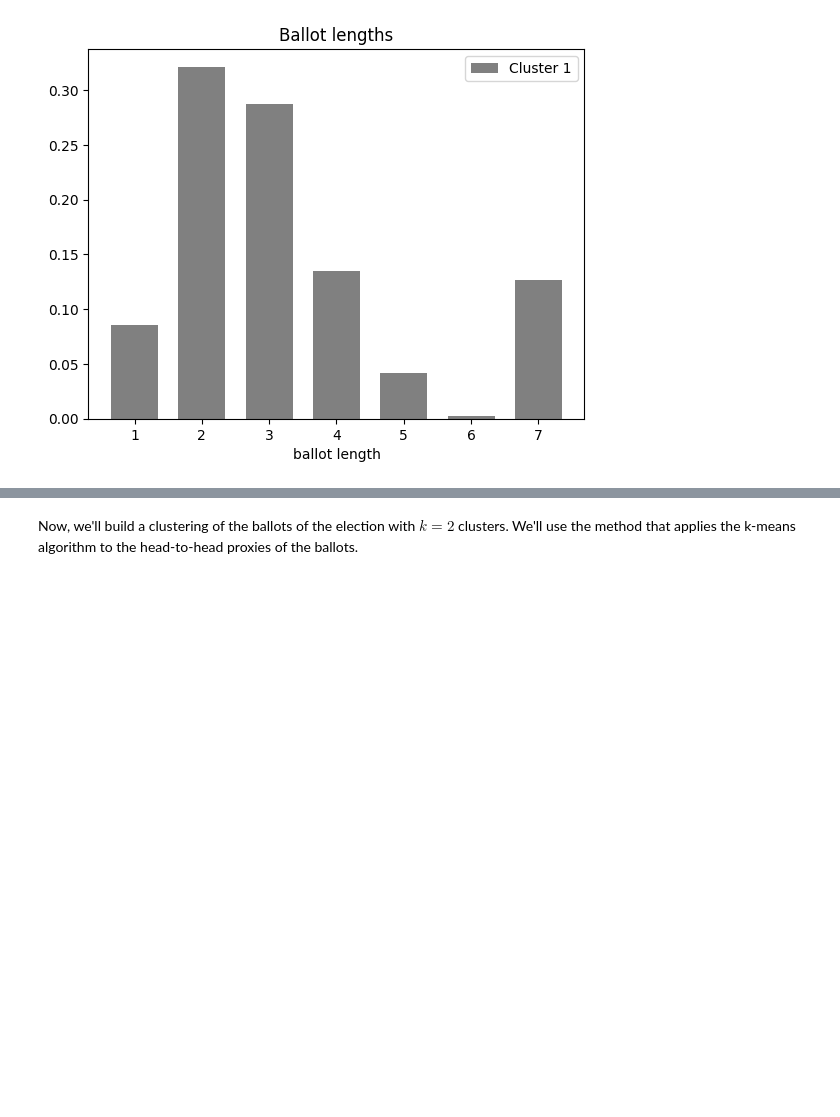
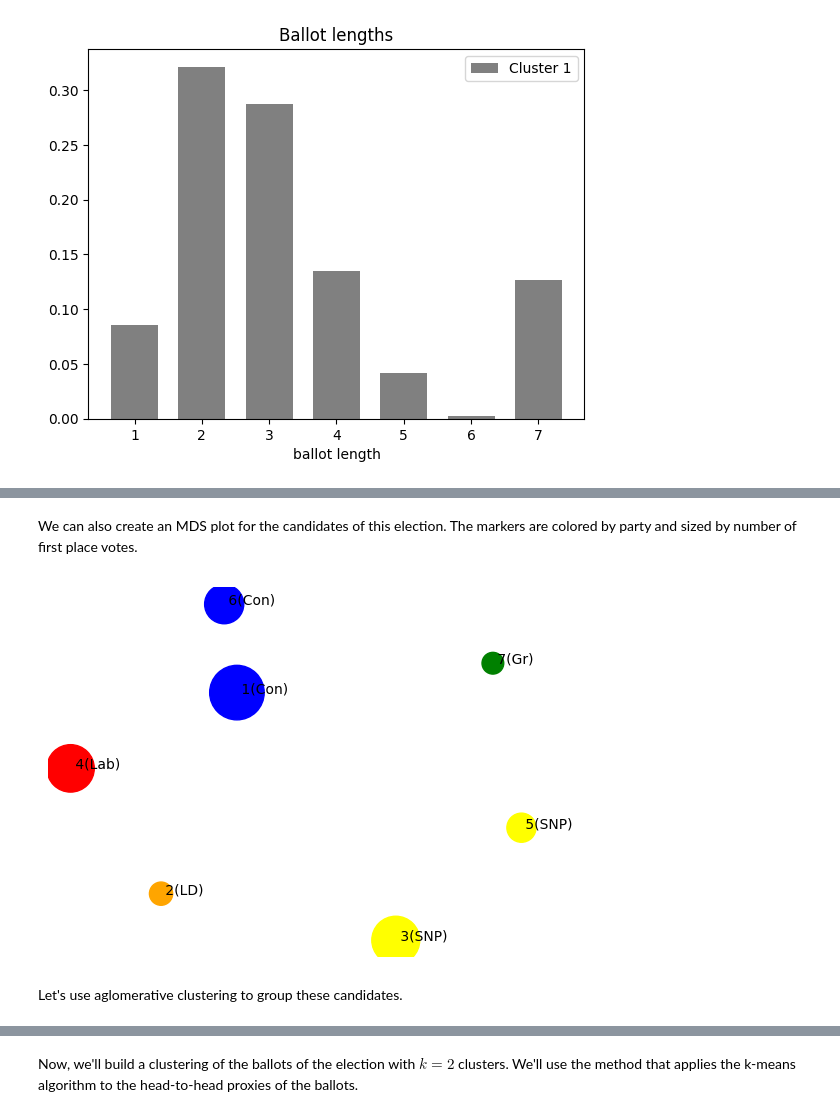
Before and after one commit to mggg/ballot-clustering, a Jupyter notebook: Tutorial.ipynb, the cells around one changed output, grey strips where cells are left out. Drawn from its saved outputs; the diff is of its cells as text; code cells hidden in the pictures; blank space fills up the shorter version.

```diff
--- a/Tutorial.ipynb
+++ b/Tutorial.ipynb
@@ -60,0 +74,8 @@ Plot_ballot_lengths(election)
+# %% [markdown]
+We can also create an MDS plot for the candidates of this election.  The markers are colored by party and sized by number of first place votes.
+# %%
+Candidate_MDS_plot(election, party_names=parties, party_colors='Auto', method='mean_borda')
+# %% [output]
+[figure, added]
+# %% [markdown]
+Let's use aglomerative clustering to group these candidates.
```
Also changed, not shown: parts of 20 cells of this notebook, 36 other files.
